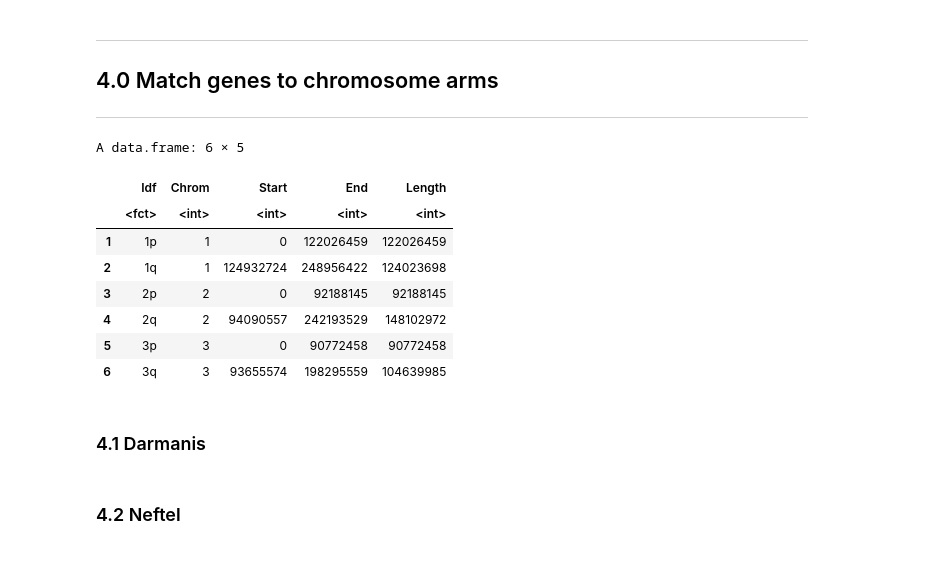
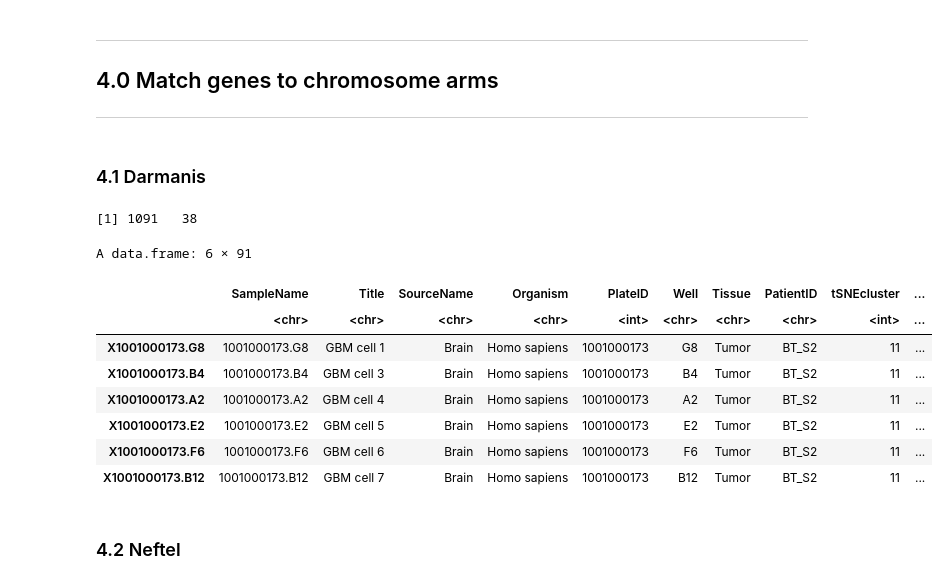
Before and after one commit to pughlab/su2c-gsc-scrna, a Jupyter notebook: bin/NatCan_Rebuttal_June2020/CNV_public_scRNA_plotting.ipynb, the cells around one changed output. Drawn from its saved outputs; the diff is of its cells as text; code cells hidden in the pictures.

```diff
--- a/bin/NatCan_Rebuttal_June2020/CNV_public_scRNA_plotting.ipynb
+++ b/bin/NatCan_Rebuttal_June2020/CNV_public_scRNA_plotting.ipynb
@@ -471,17 +454,7 @@ pdf
 # %%
 ### download gene - chr arm position file
 chrarms <- read.table("~/Desktop/H4H/pughlab/projects/BTSCs_scRNAseq/Manuscript_G607removed/NatCan_Rebuttal/CNV_TCGA/data/chr_arms.txt", header = T)
-head(chrarms)
+#head(chrarms)
-# %% [output]
-A data.frame: 6 × 5
-|  | Idf | Chrom | Start | End | Length |
-|  | <fct> | <int> | <int> | <int> | <int> |
-| 1 | 1p | 1 | 0 | 122026459 | 122026459 |
-| 2 | 1q | 1 | 124932724 | 248956422 | 124023698 |
-| 3 | 2p | 2 | 0 | 92188145 | 92188145 |
-| 4 | 2q | 2 | 94090557 | 242193529 | 148102972 |
-| 5 | 3p | 3 | 0 | 90772458 | 90772458 |
-| 6 | 3q | 3 | 93655574 | 198295559 | 104639985 |
 # %% [markdown]
 ### 4.1 Darmanis
 # %%
@@ -520,3 +491,53 @@ saveRDS(gene.pos, file = "Darmanis_CNVgenes_arm.rds")
+# %%
+### average cnv signal across chromsome arm
+cnvs <- readRDS("Darmanis_Ordered_CNV_matrix.rds")
+colnames(cnvs) <- gsub("VIZ." , "", colnames(cnvs))
+meta <- readRDS("../Darmanis_TumourOnly_meta.rds")
+
+
+### add avgs to meta
+arm_avg <- list() #average scores across arm
+arms <- unique(gene.pos$arm)
+
+for (i in 1:length(arms)){
+    #print(arms[i])
+    genes <- as.character(gene.pos[gene.pos$arm == arms[i], ]$Gene)
+    name <- paste0("chr", arms[i], "_Avg")
+    cnv.subset <- cnvs[genes, ] #subset cnv data to chr arm
+    arm_avg[[name]] <- colMeans(cnv.subset) #mean
+
+}
+
+arm_avg <- do.call(rbind, arm_avg)
+arm_avg <- t(arm_avg)
+arm_avg <- arm_avg[rownames(meta), ]
+dim(arm_avg)
+meta <- cbind(meta, arm_avg)
+#head(meta)
+
+### classify arms as gain or deletion
+gain_cutoff <- 0.175
+del_cutoff <- -0.197
+
+arm_avg[arm_avg > gain_cutoff] <- 1
+arm_avg[arm_avg <= del_cutoff] <- -1
+arm_avg[between(arm_avg, del_cutoff, gain_cutoff)] <- 0
+colnames(arm_avg) <- gsub("_Avg", "_Class", colnames(arm_avg))
+meta <- cbind(meta, arm_avg)
+head(meta)
+
+saveRDS(meta, "Darmanis_meta_avgchrarms.rds")
+# %% [output]
+[1] 1091   38
+A data.frame: 6 × 91
+|  | SampleName | Title | SourceName | Organism | PlateID | Well | Tissue | PatientID | tSNEcluster | ... |
+|  | <chr> | <chr> | <chr> | <chr> | <int> | <chr> | <chr> | <chr> | <int> | ... |
+| X1001000173.G8 | 1001000173.G8 | GBM cell 1 | Brain | Homo sapiens | 1001000173 | G8 | Tumor | BT_S2 | 11 | ... |
+| X1001000173.B4 | 1001000173.B4 | GBM cell 3 | Brain | Homo sapiens | 1001000173 | B4 | Tumor | BT_S2 | 11 | ... |
+| X1001000173.A2 | 1001000173.A2 | GBM cell 4 | Brain | Homo sapiens | 1001000173 | A2 | Tumor | BT_S2 | 11 | ... |
+| X1001000173.E2 | 1001000173.E2 | GBM cell 5 | Brain | Homo sapiens | 1001000173 | E2 | Tumor | BT_S2 | 11 | ... |
+| X1001000173.F6 | 1001000173.F6 | GBM cell 6 | Brain | Homo sapiens | 1001000173 | F6 | Tumor | BT_S2 | 11 | ... |
+| X1001000173.B12 | 1001000173.B12 | GBM cell 7 | Brain | Homo sapiens | 1001000173 | B12 | Tumor | BT_S2 | 11 | ... |
 # %% [markdown]
 ### 4.2 Neftel
 # %%
```
Also changed, not shown: parts of 3 cells of this notebook, 1 other file.
